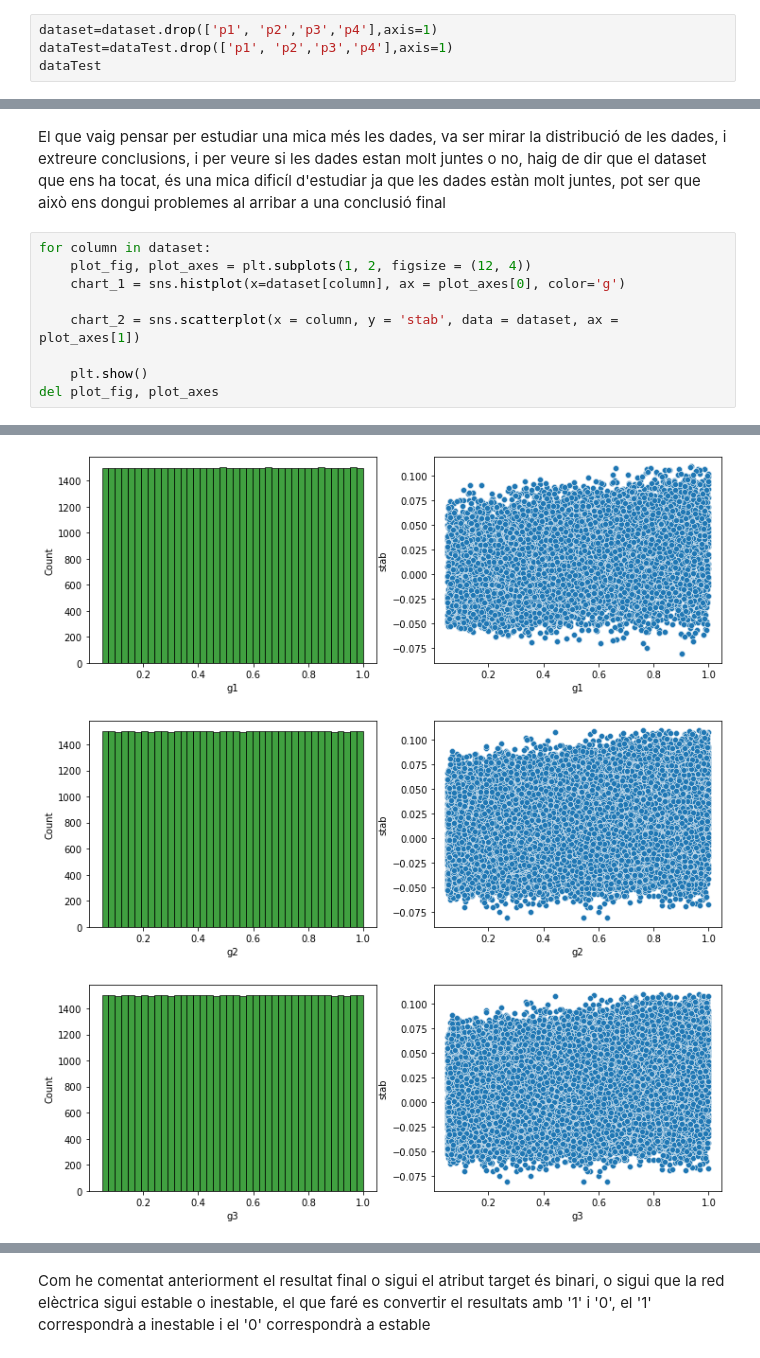
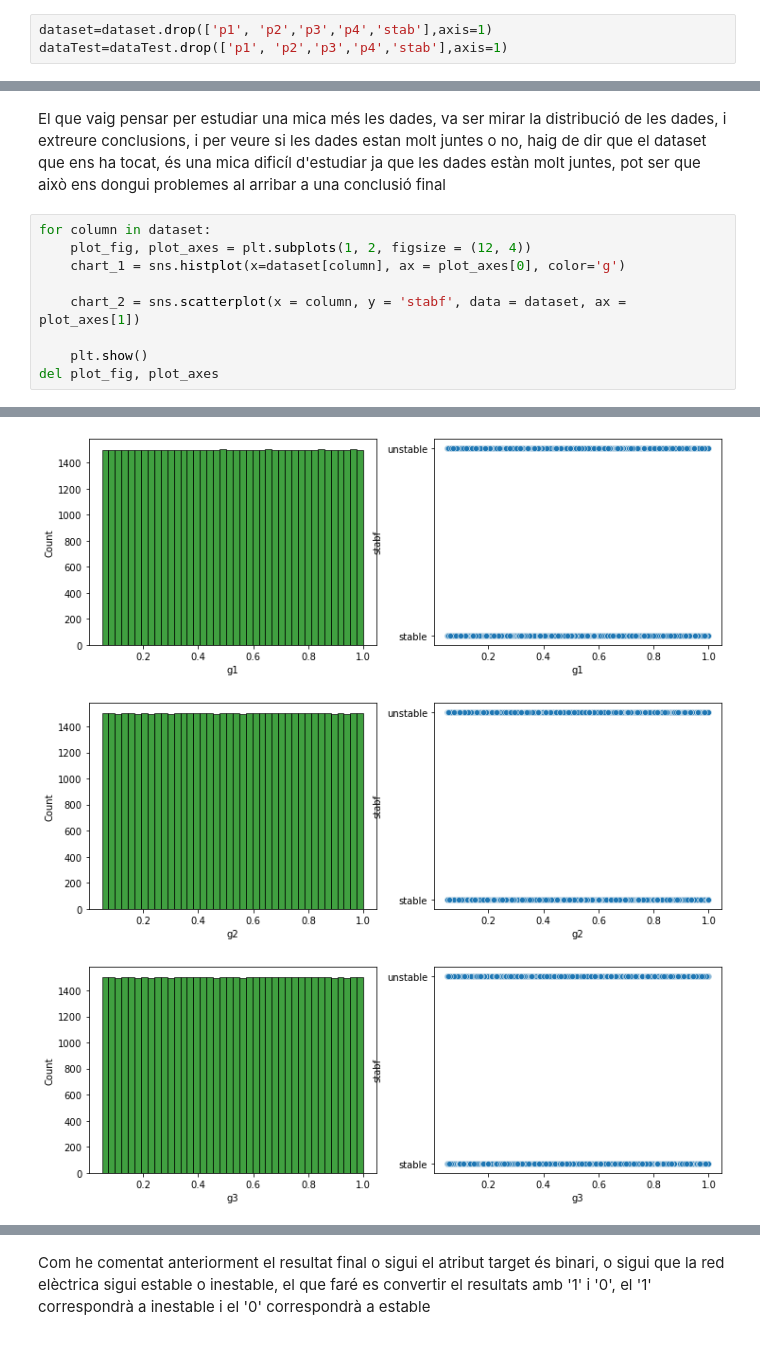
Before and after one commit to cescjunior24/APC-KAGGLE, a Jupyter notebook: KAGGLE.ipynb, the cells around one changed output, grey strips where cells are left out. Cells and saved outputs as stored; diff of their text form.

```diff
--- a/KAGGLE.ipynb
+++ b/KAGGLE.ipynb
@@ -87,4 +87,3 @@ plt.show()
 # %%
-dataset=dataset.drop(['p1', 'p2','p3','p4'],axis=1)
-dataTest=dataTest.drop(['p1', 'p2','p3','p4'],axis=1)
-dataTest
+dataset=dataset.drop(['p1', 'p2','p3','p4','stab'],axis=1)
+dataTest=dataTest.drop(['p1', 'p2','p3','p4','stab'],axis=1)
@@ -109,7 +94,7 @@ for column in dataset:
     plot_fig, plot_axes = plt.subplots(1, 2, figsize = (12, 4))
     chart_1 = sns.histplot(x=dataset[column], ax = plot_axes[0], color='g')
 
-    chart_2 = sns.scatterplot(x = column, y = 'stab', data = dataset, ax = plot_axes[1])
+    chart_2 = sns.scatterplot(x = column, y = 'stabf', data = dataset, ax = plot_axes[1])
 
     plt.show()
 del plot_fig, plot_axes
@@ -121,3 +106,3 @@ del plot_fig, plot_axes
-[figure, old version]
+[figure, new version]
-[figure, old version]
+[figure, new version]
-[figure, old version]
+[figure, new version]
```
Also changed, not shown: parts of 14 cells of this notebook, 1 other file.
